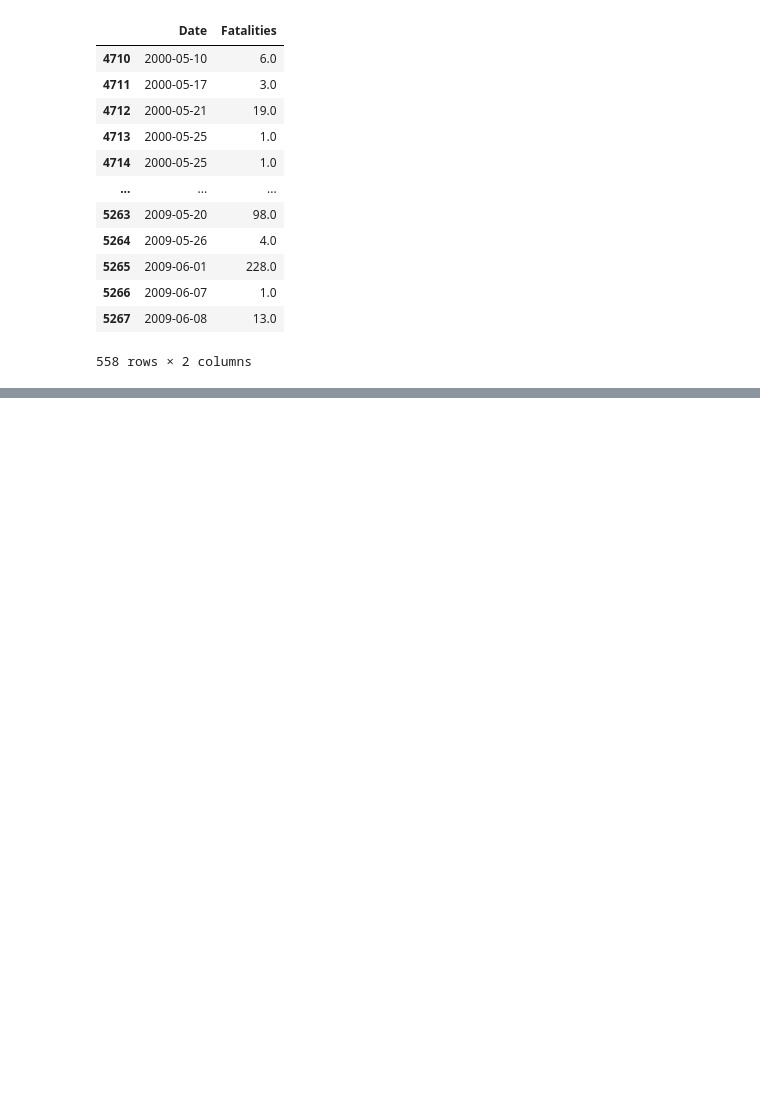
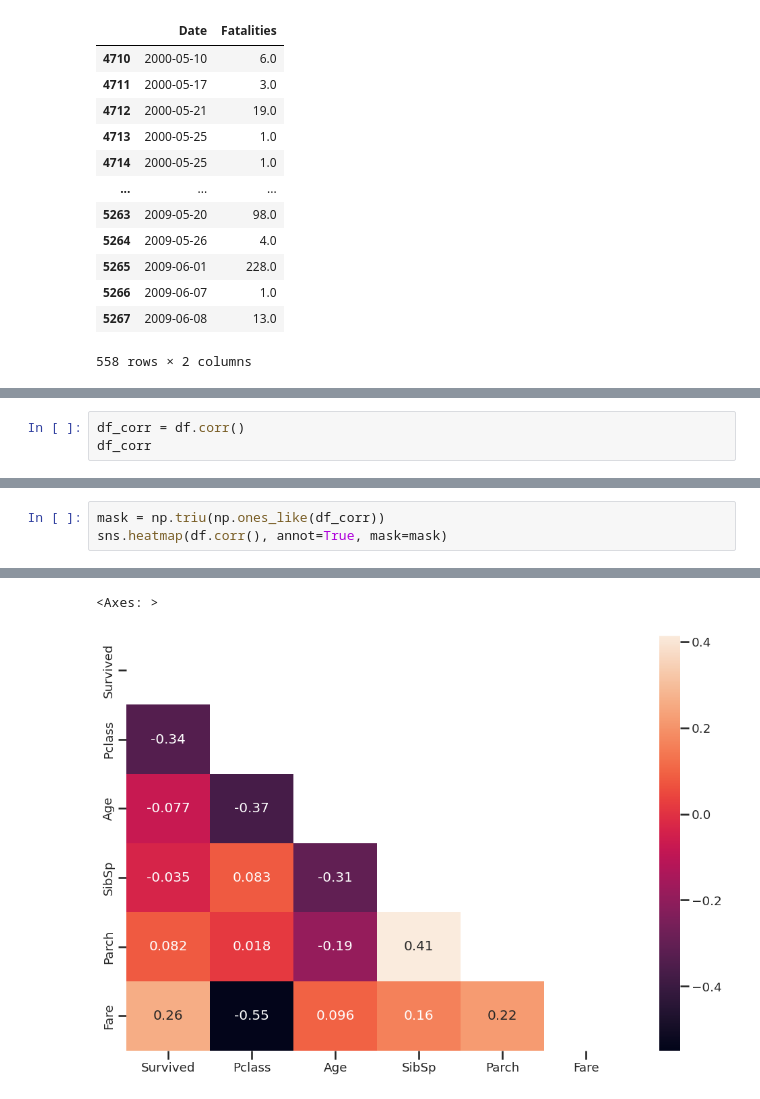
Before and after one commit to vcautela/Data_Wrangling, a Jupyter notebook: Data_Wrangling.ipynb, the cells around one changed output, grey strips where cells are left out. Drawn from its saved outputs; the diff is of its cells as text; blank space fills up the shorter version.

```diff
--- a/Data_Wrangling.ipynb
+++ b/Data_Wrangling.ipynb
@@ -1030,0 +1109,3 @@ df[(df.Date>='2000-05-10') & (df.Date.le('2010-05-10'))]
+# %%
+df_corr = df.corr()
+df_corr
@@ -1030,0 +1121,4 @@ df[(df.Date>='2000-05-10') & (df.Date.le('2010-05-10'))]
+# %%
+mask = np.triu(np.ones_like(df_corr))
+sns.heatmap(df.corr(), annot=True, mask=mask)
+# %% [output]
@@ -1030,0 +1126,2 @@ df[(df.Date>='2000-05-10') & (df.Date.le('2010-05-10'))]
+<Axes: >
+[figure, added]
```
Also changed, not shown: parts of 18 cells of this notebook.
